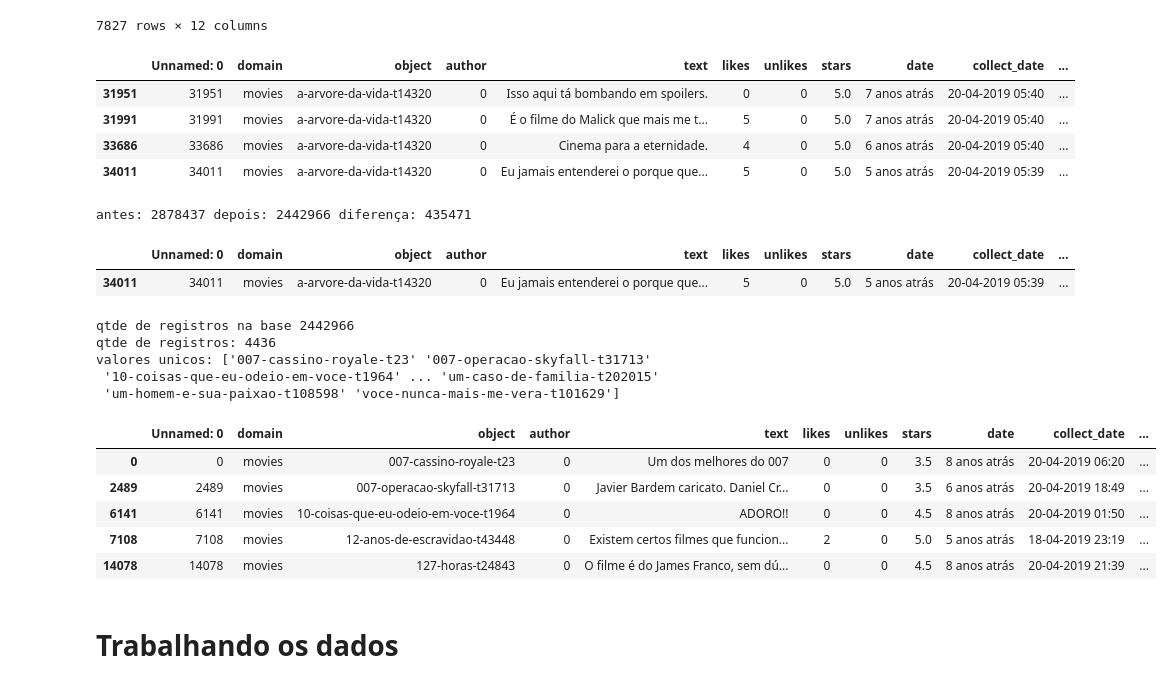
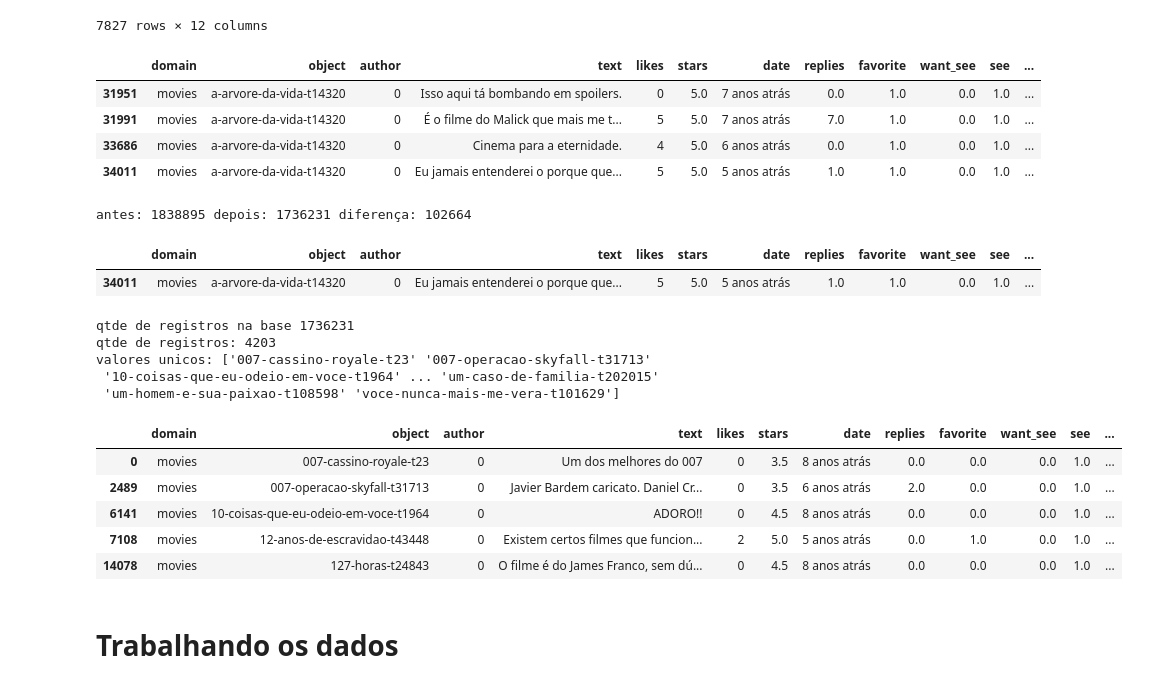
Before and after one commit to hericax/Pos, a Jupyter notebook: projeto_NLP/projeto_NLP.ipynb, the cells around one changed output. Cells and saved outputs as stored; diff of their text form; code cells hidden in the pictures.

```diff
--- a/projeto_NLP/projeto_NLP.ipynb
+++ b/projeto_NLP/projeto_NLP.ipynb
@@ -87,8 +86,8 @@ internal_id           0
 dtype: int64
 # %%
 # deletando os registros nulos
-qtde_anterior_nulos = df_util.shape[0]
-df_util.dropna(subset=['text'], inplace = True)
-qtde_pos_exclusao_nulos = df_util.shape[0]
+qtde_anterior_nulos = df_movies.shape[0]
+df_movies.dropna(subset=['text'], inplace = True)
+qtde_pos_exclusao_nulos = df_movies.shape[0]
 print ("Antes:", qtde_anterior_nulos, 'Depois:', qtde_pos_exclusao_nulos, 'Diferença:', qtde_anterior_nulos-qtde_pos_exclusao_nulos)
 # %% [output]
@@ -430,52 +428,52 @@ df_movies[df_movies['object'] == 'cisne-negro-t16349']
 # verificando alguns dos valores duplicados de like de um authos/object
 #df_util.query('author == 0 and object == "127-horas-t24843"') # registros iguais
 #df_util.query('author == 0 and object == "2001-uma-odisseia-no-espaco-t1422"') # registros de data diferente e com likes diferentes
-df_util.query('author == 0 and object == "a-arvore-da-vida-t14320"') # possui registros de data diferentes e likes diferentes. likes:0,4,5,5
+df_movies.query('author == 0 and object == "a-arvore-da-vida-t14320"') # possui registros de data diferentes e likes diferentes. likes:0,4,5,5
 # %% [output]
-|  | Unnamed: 0 | domain | object | author | text | likes | unlikes | stars | date | collect_date | ... |
-| 31951 | 31951 | movies | a-arvore-da-vida-t14320 | 0 | Isso aqui tá bombando em spoilers. | 0 | 0 | 5.0 | 7 anos atrás | 20-04-2019 05:40 | ... |
-| 31991 | 31991 | movies | a-arvore-da-vida-t14320 | 0 | É o filme do Malick que mais me t... | 5 | 0 | 5.0 | 7 anos atrás | 20-04-2019 05:40 | ... |
-| 33686 | 33686 | movies | a-arvore-da-vida-t14320 | 0 | Cinema para a eternidade. | 4 | 0 | 5.0 | 6 anos atrás | 20-04-2019 05:40 | ... |
-| 34011 | 34011 | movies | a-arvore-da-vida-t14320 | 0 | Eu jamais entenderei o porque que... | 5 | 0 | 5.0 | 5 anos atrás | 20-04-2019 05:39 | ... |
+|  | domain | object | author | text | likes | stars | date | replies | favorite | want_see | see | ... |
+| 31951 | movies | a-arvore-da-vida-t14320 | 0 | Isso aqui tá bombando em spoilers. | 0 | 5.0 | 7 anos atrás | 0.0 | 1.0 | 0.0 | 1.0 | ... |
+| 31991 | movies | a-arvore-da-vida-t14320 | 0 | É o filme do Malick que mais me t... | 5 | 5.0 | 7 anos atrás | 7.0 | 1.0 | 0.0 | 1.0 | ... |
+| 33686 | movies | a-arvore-da-vida-t14320 | 0 | Cinema para a eternidade. | 4 | 5.0 | 6 anos atrás | 0.0 | 1.0 | 0.0 | 1.0 | ... |
+| 34011 | movies | a-arvore-da-vida-t14320 | 0 | Eu jamais entenderei o porque que... | 5 | 5.0 | 5 anos atrás | 1.0 | 1.0 | 0.0 | 1.0 | ... |
 # %%
 # Eliminando os registros com repetição, mantendo os que possuem a maior qtde de likes
-qtde_anterior_duplicados = df_util.shape[0]
+qtde_anterior_duplicados = df_movies.shape[0]
 
-df_util = df_util.sort_values(["author", "object", "likes"], ascending=[True,True,True])
-df_util.drop_duplicates(subset=['author', 'object'], keep='last', inplace = True)
+df_movies = df_movies.sort_values(["author", "object", "likes"], ascending=[True,True,True])
+df_movies.drop_duplicates(subset=['author', 'object'], keep='last', inplace = True)
 
 
-qtde_pos_exclusao_duplicados = df_util.shape[0]
+qtde_pos_exclusao_duplicados = df_movies.shape[0]
 print ('antes:', qtde_anterior_duplicados, 'depois:', qtde_pos_exclusao_duplicados, 'diferença:', qtde_anterior_duplicados-qtde_pos_exclusao_duplicados)
 # %% [output]
-antes: 2878437 depois: 2442966 diferença: 435471
+antes: 1838895 depois: 1736231 diferença: 102664
 # %%
 # validando a exclusão das duplicatas
 #df_util.query('author == 0 and object == "127-horas-t24843"') # registros iguais
 #df_util.query('author == 0 and object == "2001-uma-odisseia-no-espaco-t1422"') # registros de data diferente e com likes diferentes
-df_util.query('author == 0 and object == "a-arvore-da-vida-t14320"') # possui registros de data diferentes e likes diferentes. likes:0,4,5,5
+df_movies.query('author == 0 and object == "a-arvore-da-vida-t14320"') # possui registros de data diferentes e likes diferentes. likes:0,4,5,5
 # %% [output]
-|  | Unnamed: 0 | domain | object | author | text | likes | unlikes | stars | date | collect_date | ... |
-| 34011 | 34011 | movies | a-arvore-da-vida-t14320 | 0 | Eu jamais entenderei o porque que... | 5 | 0 | 5.0 | 5 anos atrás | 20-04-2019 05:39 | ... |
+|  | domain | object | author | text | likes | stars | date | replies | favorite | want_see | see | ... |
+| 34011 | movies | a-arvore-da-vida-t14320 | 0 | Eu jamais entenderei o porque que... | 5 | 5.0 | 5 anos atrás | 1.0 | 1.0 | 0.0 | 1.0 | ... |
 # %%
 # contado e mostrando quais são os filmes únicos
-registros_unicos = df_util['object'].unique()
-print ('qtde de registros na base',len(df_util), '\nqtde de registros:', len(registros_unicos), '\nvalores unicos:', registros_unicos)
+registros_unicos = df_movies['object'].unique()
+print ('qtde de registros na base',len(df_movies), '\nqtde de registros:', len(registros_unicos), '\nvalores unicos:', registros_unicos)
 # %% [output]
-qtde de registros na base 2442966
-qtde de registros: 4436
+qtde de registros na base 1736231
+qtde de registros: 4203
 valores unicos: ['007-cassino-royale-t23' '007-operacao-skyfall-t31713'
  '10-coisas-que-eu-odeio-em-voce-t1964' ... 'um-caso-de-familia-t202015'
  'um-homem-e-sua-paixao-t108598' 'voce-nunca-mais-me-vera-t101629']
 # %%
-df_util.head(5)
+df_movies.head(5)
 # %% [output]
-|  | Unnamed: 0 | domain | object | author | text | likes | unlikes | stars | date | collect_date | ... |
-| 0 | 0 | movies | 007-cassino-royale-t23 | 0 | Um dos melhores do 007 | 0 | 0 | 3.5 | 8 anos atrás | 20-04-2019 06:20 | ... |
-| 2489 | 2489 | movies | 007-operacao-skyfall-t31713 | 0 | Javier Bardem caricato. Daniel Cr... | 0 | 0 | 3.5 | 6 anos atrás | 20-04-2019 18:49 | ... |
-| 6141 | 6141 | movies | 10-coisas-que-eu-odeio-em-voce-t1964 | 0 | ADORO!! | 0 | 0 | 4.5 | 8 anos atrás | 20-04-2019 01:50 | ... |
-| 7108 | 7108 | movies | 12-anos-de-escravidao-t43448 | 0 | Existem certos filmes que funcion... | 2 | 0 | 5.0 | 5 anos atrás | 18-04-2019 23:19 | ... |
-| 14078 | 14078 | movies | 127-horas-t24843 | 0 | O filme é do James Franco, sem dú... | 0 | 0 | 4.5 | 8 anos atrás | 20-04-2019 21:39 | ... |
+|  | domain | object | author | text | likes | stars | date | replies | favorite | want_see | see | ... |
+| 0 | movies | 007-cassino-royale-t23 | 0 | Um dos melhores do 007 | 0 | 3.5 | 8 anos atrás | 0.0 | 0.0 | 0.0 | 1.0 | ... |
+| 2489 | movies | 007-operacao-skyfall-t31713 | 0 | Javier Bardem caricato. Daniel Cr... | 0 | 3.5 | 6 anos atrás | 2.0 | 0.0 | 0.0 | 1.0 | ... |
+| 6141 | movies | 10-coisas-que-eu-odeio-em-voce-t1964 | 0 | ADORO!! | 0 | 4.5 | 8 anos atrás | 0.0 | 0.0 | 0.0 | 1.0 | ... |
+| 7108 | movies | 12-anos-de-escravidao-t43448 | 0 | Existem certos filmes que funcion... | 2 | 5.0 | 5 anos atrás | 0.0 | 1.0 | 0.0 | 1.0 | ... |
+| 14078 | movies | 127-horas-t24843 | 0 | O filme é do James Franco, sem dú... | 0 | 4.5 | 8 anos atrás | 0.0 | 0.0 | 0.0 | 1.0 | ... |
 # %% [markdown]
 # Trabalhando os dados
 # %%
```
Also changed, not shown: parts of 43 cells of this notebook.
